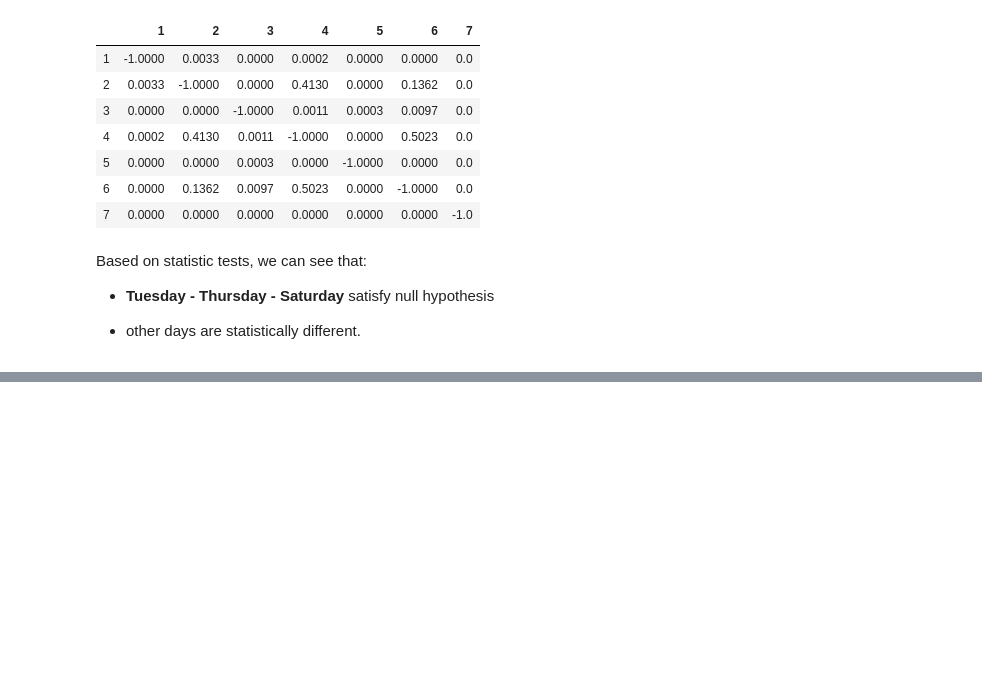
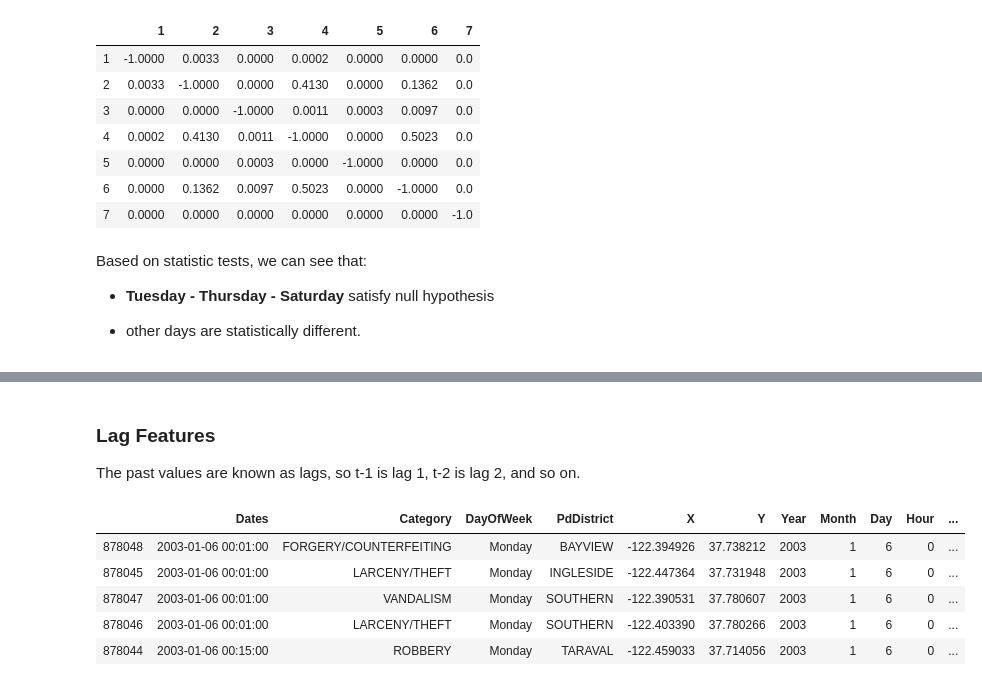
Before and after one commit to Frustrado/Crime-Classification, a Jupyter notebook: SF_crimes_analysis.ipynb, the cells around one changed output, grey strips where cells are left out. Drawn from its saved outputs; the diff is of its cells as text; code cells hidden in the pictures; blank space fills up the shorter version.

```diff
--- a/SF_crimes_analysis.ipynb
+++ b/SF_crimes_analysis.ipynb
@@ -764,0 +808,13 @@ Based on statistic tests, we can see that:
+# %% [markdown]
+### Lag Features
+
+The past values are known as lags, so t-1 is lag 1, t-2 is lag 2, and so on.
+# %%
+df_train.head()
+# %% [output]
+|  | Dates | Category | DayOfWeek | PdDistrict | X | Y | Year | Month | Day | Hour | ... |
+| 878048 | 2003-01-06 00:01:00 | FORGERY/COUNTERFEITING | Monday | BAYVIEW | -122.394926 | 37.738212 | 2003 | 1 | 6 | 0 | ... |
+| 878045 | 2003-01-06 00:01:00 | LARCENY/THEFT | Monday | INGLESIDE | -122.447364 | 37.731948 | 2003 | 1 | 6 | 0 | ... |
+| 878047 | 2003-01-06 00:01:00 | VANDALISM | Monday | SOUTHERN | -122.390531 | 37.780607 | 2003 | 1 | 6 | 0 | ... |
+| 878046 | 2003-01-06 00:01:00 | LARCENY/THEFT | Monday | SOUTHERN | -122.403390 | 37.780266 | 2003 | 1 | 6 | 0 | ... |
+| 878044 | 2003-01-06 00:15:00 | ROBBERY | Monday | TARAVAL | -122.459033 | 37.714056 | 2003 | 1 | 6 | 0 | ... |
```
Also changed, not shown: parts of 24 cells of this notebook.
